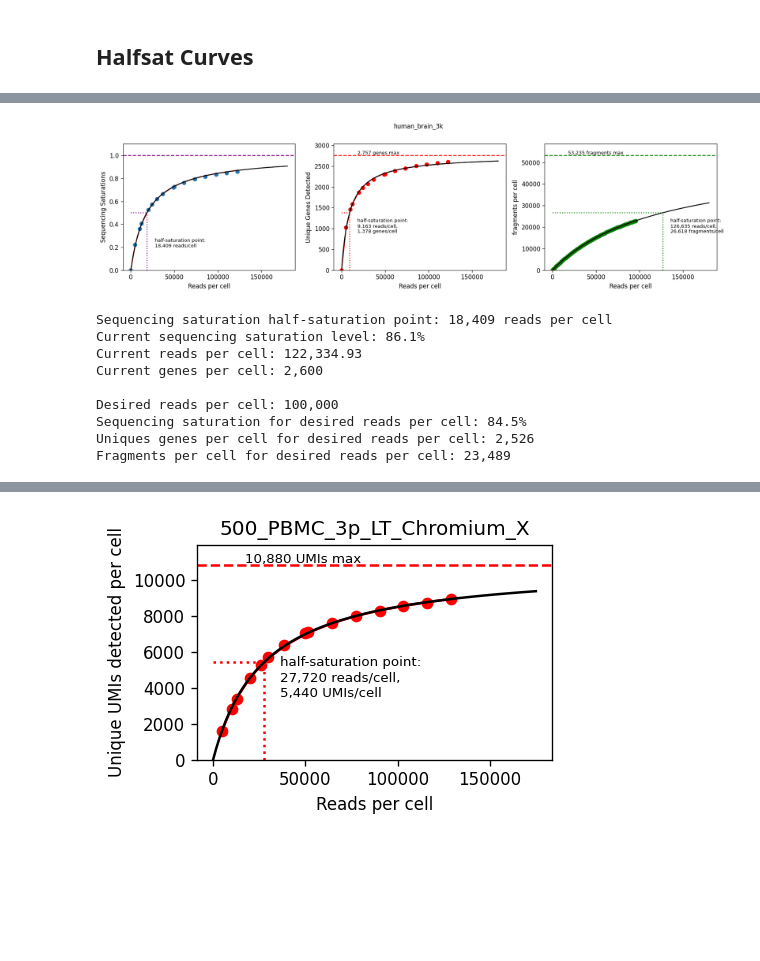
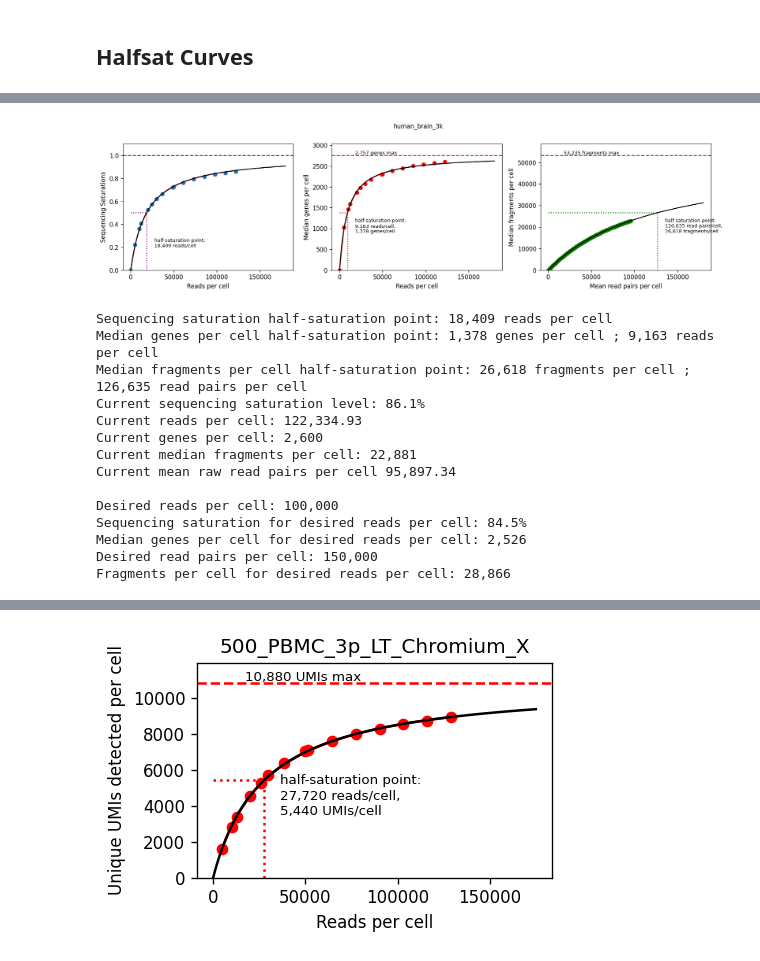
Before and after one commit to jpreall/halfsat, a Jupyter notebook: Example/halfSat-example.ipynb, the cells around one changed output, grey strips where cells are left out. Saved outputs shown, nothing was run; the diff lists cells and outputs as text; code cells hidden in the pictures; blank space fills up the shorter version.

Commit message:
Update example with new webSum_10x_halfSat functionality and documentation. Show dataframe output and halfsat on folder.

```diff
--- a/Example/halfSat-example.ipynb
+++ b/Example/halfSat-example.ipynb
@@ -41,13 +70,18 @@ Uniques genes per cell for desired reads per cell: 3,965
 # %%
-webSum_10x_halfSat.satcurves(web_summary_arc, webSummaryType='ARC', readmax=180000, readsDesired=100000)
+webSum_10x_halfSat.satcurves(web_summary_arc, webSummaryType='ARC', readMax=180000, readsDesired=100000, readPairsDesired=150000)
 # %% [output]
-[figure, old version]
+[figure, new version]
 Sequencing saturation half-saturation point: 18,409 reads per cell
+Median genes per cell half-saturation point: 1,378 genes per cell ; 9,163 reads per cell
+Median fragments per cell half-saturation point: 26,618 fragments per cell ; 126,635 read pairs per cell
 Current sequencing saturation level: 86.1%
 Current reads per cell: 122,334.93
 Current genes per cell: 2,600
+Current median fragments per cell: 22,881
+Current mean raw read pairs per cell 95,897.34
 
 Desired reads per cell: 100,000
 Sequencing saturation for desired reads per cell: 84.5%
-Uniques genes per cell for desired reads per cell: 2,526
-Fragments per cell for desired reads per cell: 23,489
+Median genes per cell for desired reads per cell: 2,526
+Desired read pairs per cell: 150,000
+Fragments per cell for desired reads per cell: 28,866
```
Also changed, not shown: parts of 5 cells of this notebook.
